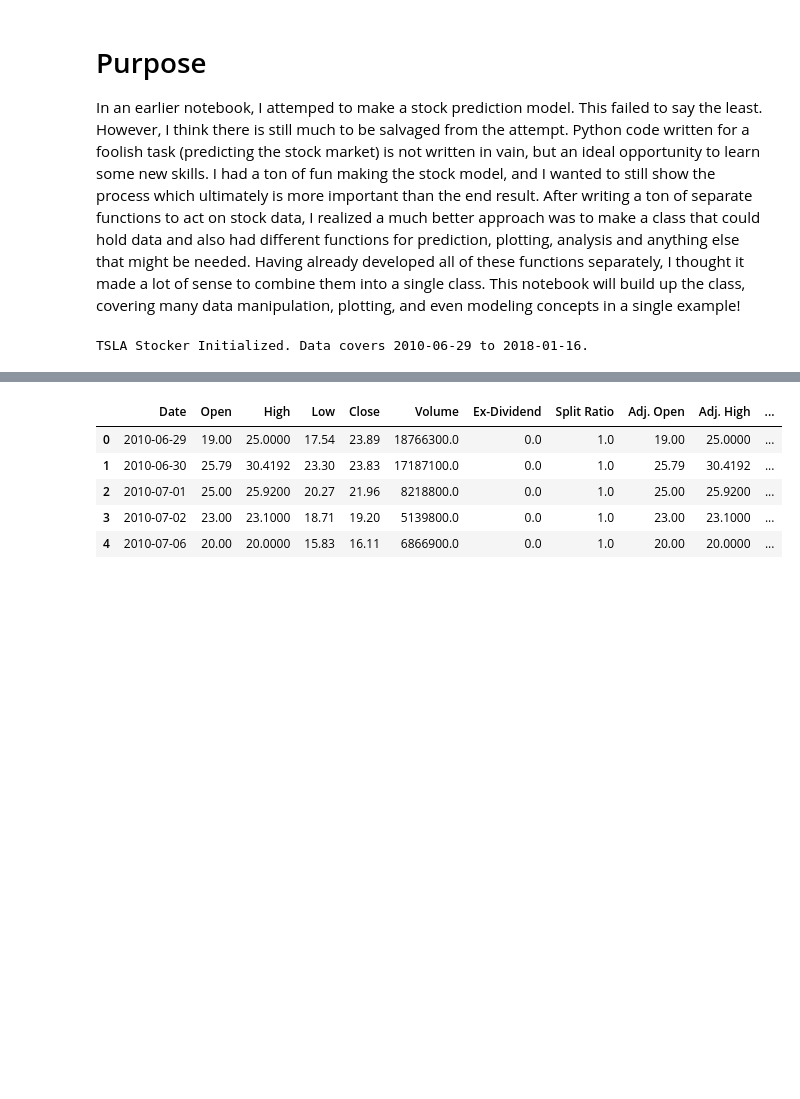
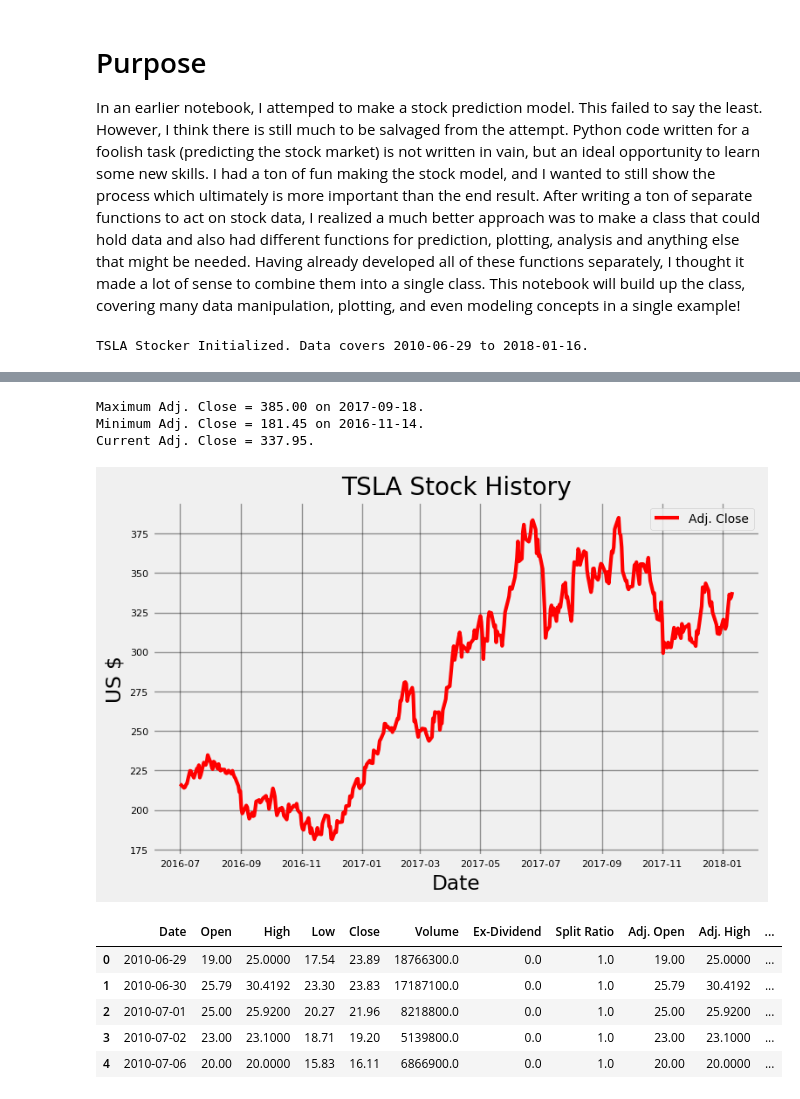
Before and after one commit to WillKoehrsen/Data-Analysis, a Jupyter notebook: stocker/dev/Stock Explorer Class.ipynb, the cells around one changed output, grey strips where cells are left out. Drawn from its saved outputs; the diff is of its cells as text; code cells hidden in the pictures; blank space fills up the shorter version.

```diff
--- a/stocker/dev/Stock Explorer Class.ipynb
+++ b/stocker/dev/Stock Explorer Class.ipynb
@@ -815,3 +889,10 @@ Current Adj. Open = 337.54.
+# %%
+tesla.plot_stock(start_date = '2016-07-01', end_date = '2018-01-11')
+# %% [output]
+Maximum Adj. Close = 385.00 on 2017-09-18.
+Minimum Adj. Close = 181.45 on 2016-11-14.
+Current Adj. Close = 337.95.
+[figure, added]
 # %%
 stock = tesla.stock
 # %%
```
Also changed, not shown: parts of 8 cells of this notebook, 3 other files.
